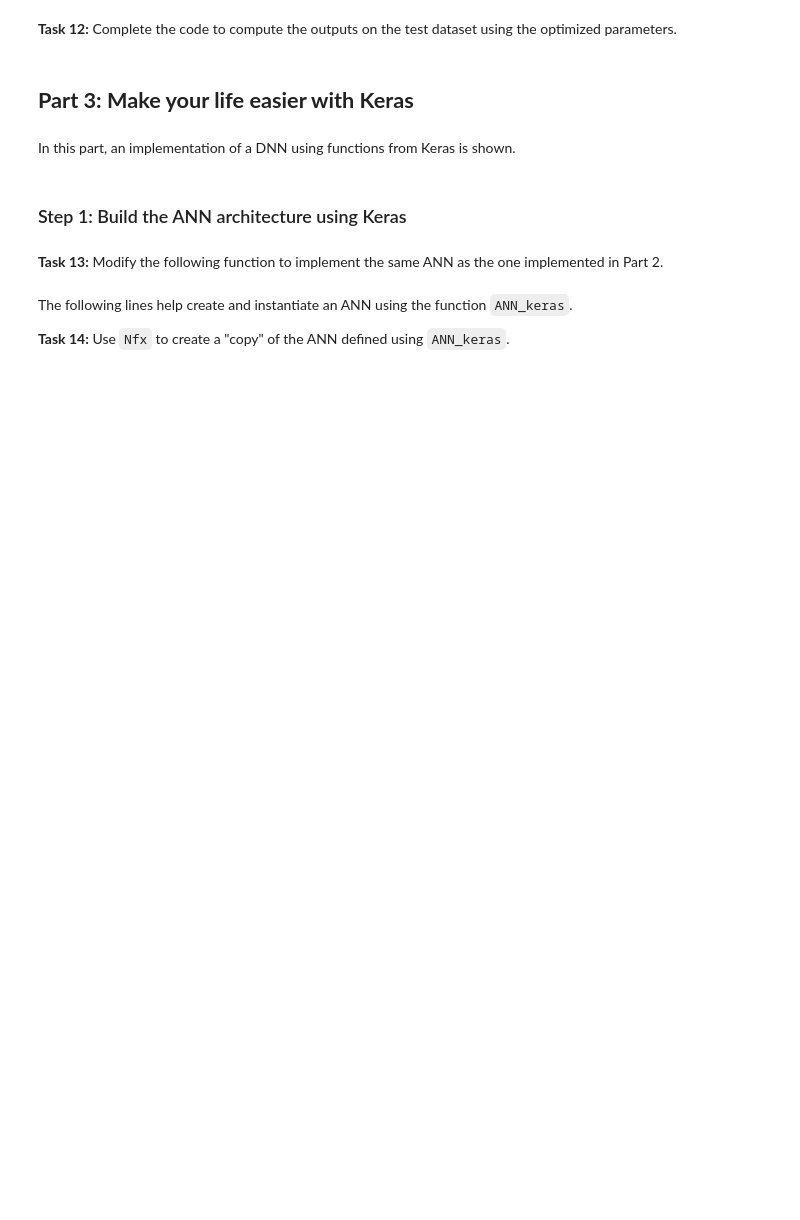
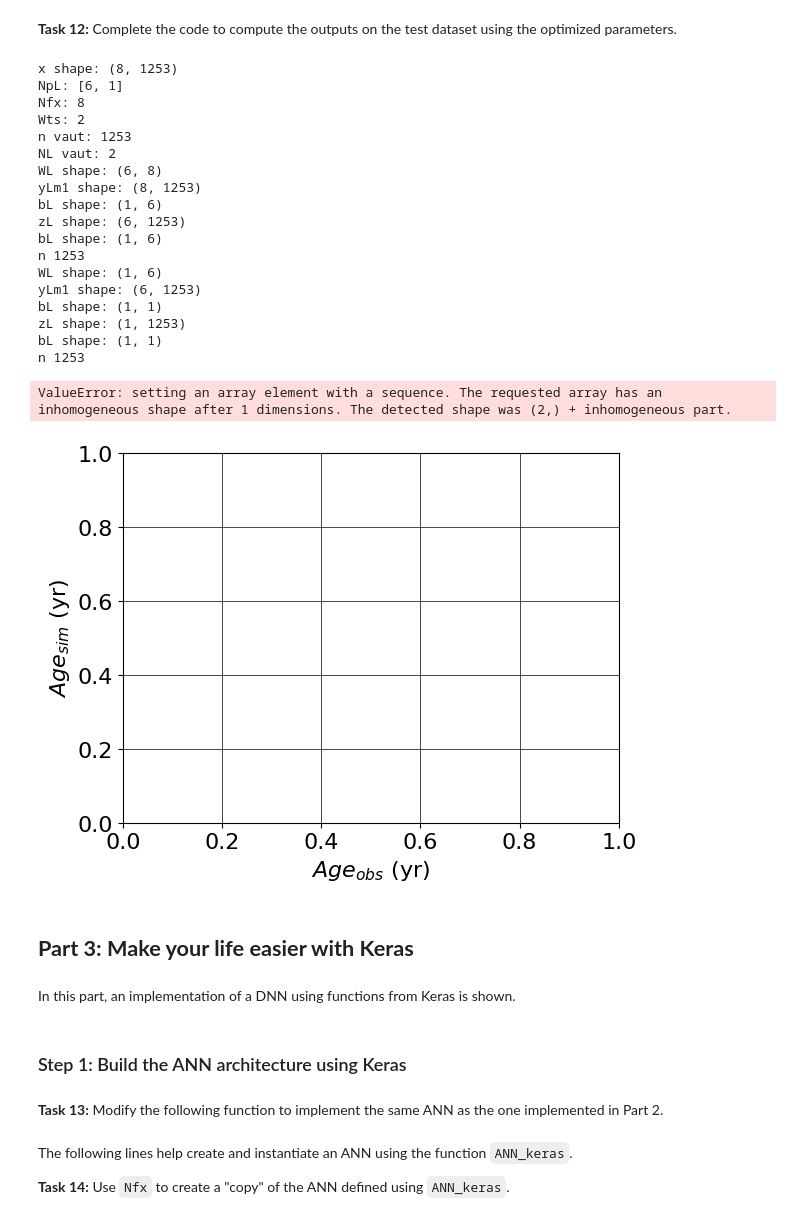
Before and after one commit to GregHsr/BigData, a Jupyter notebook: 2022_ANN_Exercise_HUSSER_GREGOIRE.ipynb, the cells around one changed output. Cells and saved outputs as stored; diff of their text form; code cells hidden in the pictures; blank space fills up the shorter version.

```diff
--- a/2022_ANN_Exercise_HUSSER_GREGOIRE.ipynb
+++ b/2022_ANN_Exercise_HUSSER_GREGOIRE.ipynb
@@ -237,11 +369,11 @@ print('xtest  : ',xtest.shape,  'ytest  : ',ytest.shape)
 <strong>Task 8:</strong> Estimate the mean and standard deviation for each column/feature from the <ins>train</ins> dataset and use them to scale both the train and the test datasets.
 # %%
 ## estimate the mean and the standard deviation from the train dataset
-xmean =
-xstd =
+xmean = xtrain.mean()
+xstd = xtrain.std()
 ## scaling
-xtrain_scl =
-xtest_scl =
+xtrain_scl = (xtrain - xmean)/xstd
+xtest_scl = (xtest - xmean)/xstd
 # %%
 x_train_summary = datasum(xtrain)
 x_test_summary = datasum(xtest)
@@ -347,15 +520,15 @@ print("Number of neurons from the previous layer: ", NpLm1)
 lr = 0.001
 
 ## Number of epochs
-epochs = 5000
+epochs = 50
 
 ## List of weights and biases
 Wts = []
 bias = []
 for iL in np.arange(len(NpL)):
     ## random initialization
-    WL =
-    bL =
+    WL = (np.random.rand(NpL[iL], NpLm1[iL])-0.5)*2
+    bL = (np.random.rand(NpL[iL])-0.5)*2
     ## appending
-    Wts.append(
-    bias.append(
+    Wts.append(WL)
+    bias.append(bL)
@@ -370,22 +546,29 @@ sys.stdout.write('\r')
 for iepoch in np.arange(epochs):
     epoch = np.append(epoch, iepoch)
     ## train the neural network
-    x_in =
+    x_in = xtrain_scl.T
     Wts, bias = ANN_backpro(x = x_in, ytrue = ytrain, NpL = NpL, Nfx = Nfx, Wts = Wts, bias = bias, ActivFun = ActivFun, lr = lr)
 
+    print("Wts[0]", Wts[0].shape)
+    print("Wts[1]", Wts[1].shape)
+
     ## estimate the MSE for the train dataset
-    x_in =
+    x_in = xtrain_scl.T
+    print("x_in",x_in.shape)
     yout, zout = ANN(x = x_in, NpL = NpL, Nfx = Nfx, Wts = Wts, bias = bias, ActivFun = ActivFun)
-    ytrainsim =
+    ytrainsim = yout
+    print(yout)
     ntrain = ytrain.shape[0]
-    Error_train =
+    print("ytrainsim",len(ytrainsim))
+    print("ytrain",ytrain.shape)
+    Error_train = np.dot((ytrain - ytrainsim[0]).T,(ytrain - ytrainsim[0]))/ntrain
 
     ## estimate the MSE for the test dataset
-    x_in =
+    x_in = xtest_scl.T
     yout, zout = ANN(x = x_in, NpL = NpL, Nfx = Nfx, Wts = Wts, bias = bias, ActivFun = ActivFun)
-    ytestsim =
+    ytestsim = yout
     ntest = ytest.shape[0]
-    Error_test =
+    Error_test = np.dot((ytest - ytestsim[0]).T,(ytest - ytestsim[0]))/ntest
 
     ## keeping track of the errors
     MSEtrain = np.append(MSEtrain, Error_train[0,0])
@@ -419,25 +639,46 @@ plt.show()
 <strong>Task 12:</strong> Complete the code to compute the outputs on the test dataset using the optimized parameters.
 # %%
 ## Showing the results for the test dataset
-x_in =
+x_in = xtest_scl.T
 yout, zout = ANN(x = x_in, NpL = NpL, Nfx = Nfx, Wts = Wts, bias = bias, ActivFun = ActivFun)
-ytestsim =
-Error_test =
+ytestsim = yout
+Error_test = np.dot((ytest - ytestsim[0]).T,(ytest - ytestsim[0]))/ntest
 ## Making a scatter plot
 ## initialization of the plot
 plt.grid(color='black', axis='y', linestyle='-', linewidth=0.5)
 plt.grid(color='black', axis='x', linestyle='-', linewidth=0.5)
 plt.grid(which='minor',color='grey', axis='x', linestyle=':', linewidth=0.5)
 plt.grid(which='minor',color='grey', axis='y', linestyle=':', linewidth=0.5)
 plt.xticks(fontsize=16); plt.yticks(fontsize=16)
 plt.xlabel(r'$Age_{obs}$ (yr)',fontsize=16 )
 plt.ylabel(r'$Age_{sim}$ (yr)',fontsize=16 )
 ## plotting the data
 plt.scatter(ytest, ytestsim, color = "red", marker = "o")
 plt.plot([0., 30.], [0., 30.], color='k', linestyle='-', linewidth=2)
 plt.gcf().set_size_inches(6, 6)
 plt.savefig("fig02.png", dpi = 300,  bbox_inches='tight')
 plt.show()
+# %% [output]
+x shape: (8, 1253)
+NpL: [6, 1]
+Nfx: 8
+Wts: 2
+n vaut: 1253
+NL vaut: 2
+WL shape: (6, 8)
+yLm1 shape: (8, 1253)
+bL shape: (1, 6)
+zL shape: (6, 1253)
+bL shape: (1, 6)
+n 1253
+WL shape: (1, 6)
+yLm1 shape: (6, 1253)
+bL shape: (1, 1)
+zL shape: (1, 1253)
+bL shape: (1, 1)
+n 1253
+ValueError: setting an array element with a sequence. The requested array has an inhomogeneous shape after 1 dimensions. The detected shape was (2,) + inhomogeneous part.
+[figure, added]
 # %% [markdown]
 ## <strong>Part 3: Make your life easier with Keras</strong>
 # %% [markdown]
```
Also changed, not shown: parts of 18 cells of this notebook, 1 other file.
